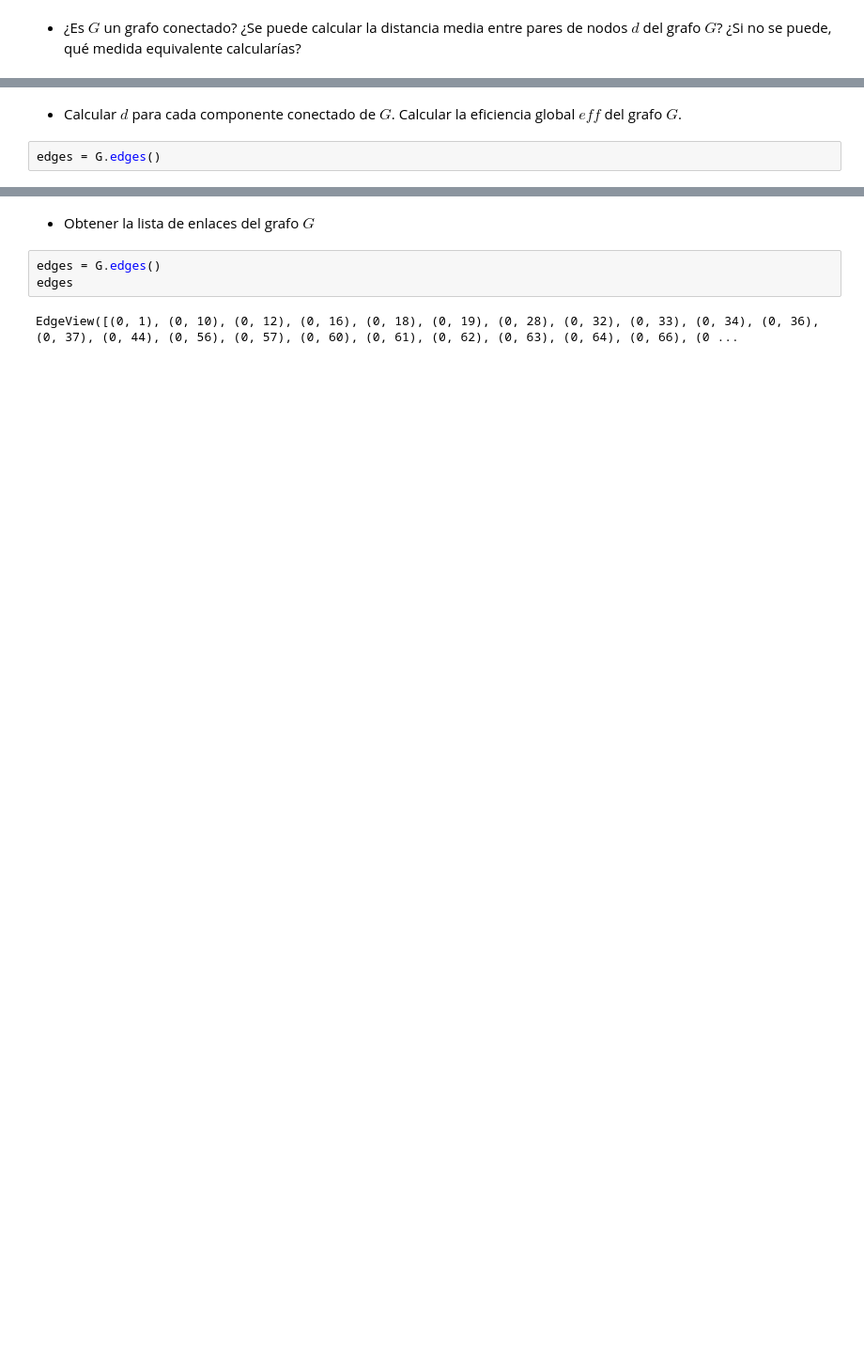
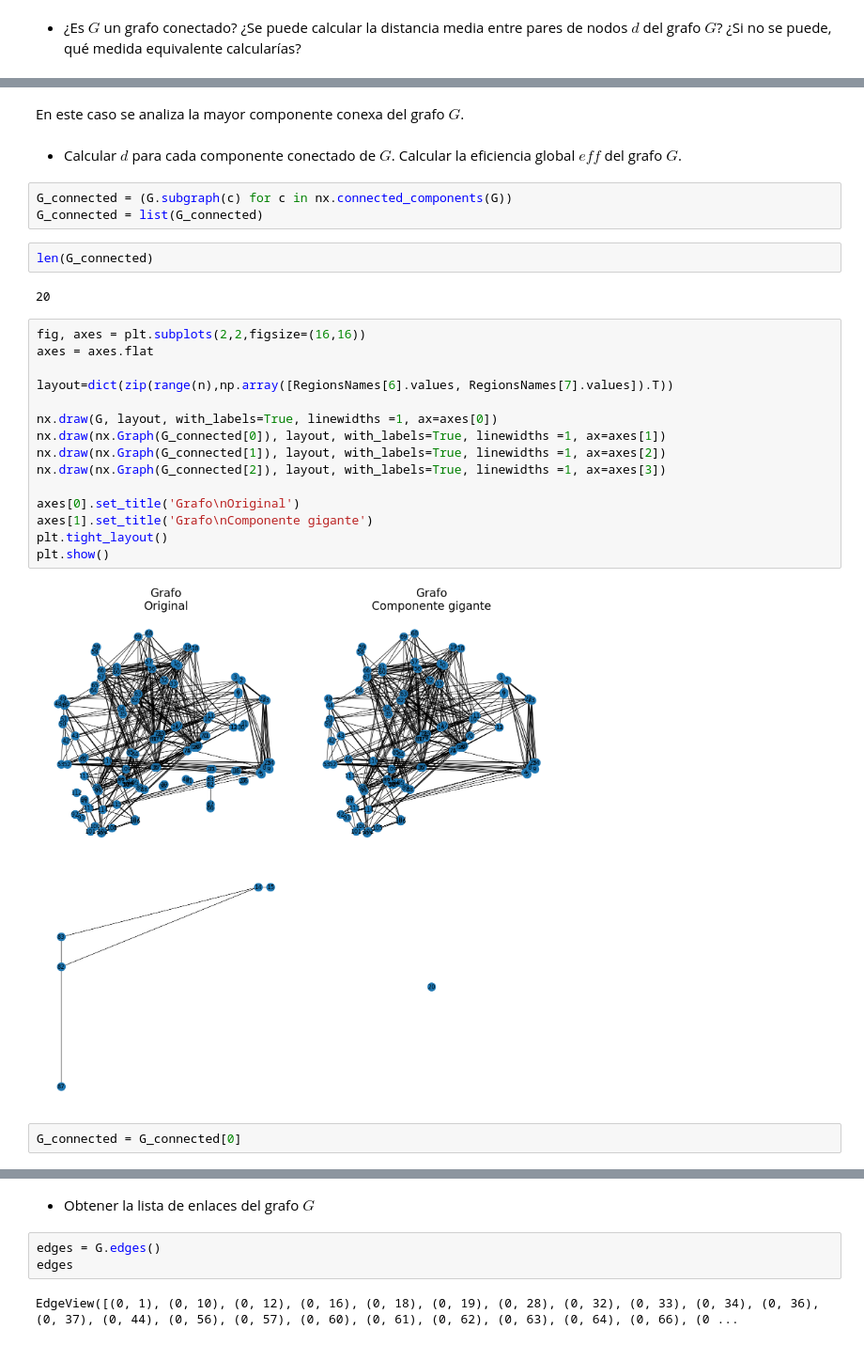
Before and after one commit to MasterUBA-DM-KD/DM_CyT, a Jupyter notebook: TP/Pre_TP2/Solution.ipynb, the cells around one changed output, grey strips where cells are left out. Shown at 94% size. Drawn from its saved outputs; the diff is of its cells as text; blank space fills up the shorter version.

```diff
--- a/TP/Pre_TP2/Solution.ipynb
+++ b/TP/Pre_TP2/Solution.ipynb
@@ -150,4 +152,30 @@ inf
+# %% [markdown]
+En este caso se analiza la mayor componente conexa del grafo $G$.
 # %% [markdown]
 - Calcular $d$ para cada componente conectado de $G$. Calcular la eficiencia global $eff$ del grafo $G$.
-# %%
-edges = G.edges()
+# %%
+G_connected = (G.subgraph(c) for c in nx.connected_components(G))
+G_connected = list(G_connected)
+# %%
+len(G_connected)
+# %% [output]
+20
+# %%
+fig, axes = plt.subplots(2,2,figsize=(16,16))
+axes = axes.flat
+
+layout=dict(zip(range(n),np.array([RegionsNames[6].values, RegionsNames[7].values]).T))
+
+nx.draw(G, layout, with_labels=True, linewidths =1, ax=axes[0])
+nx.draw(nx.Graph(G_connected[0]), layout, with_labels=True, linewidths =1, ax=axes[1])
+nx.draw(nx.Graph(G_connected[1]), layout, with_labels=True, linewidths =1, ax=axes[2])
+nx.draw(nx.Graph(G_connected[2]), layout, with_labels=True, linewidths =1, ax=axes[3])
+
+axes[0].set_title('Grafo\nOriginal')
+axes[1].set_title('Grafo\nComponente gigante')
+plt.tight_layout()
+plt.show()
+# %% [output]
+[figure, added]
+# %%
+G_connected = G_connected[0]
```
Also changed, not shown: parts of 20 cells of this notebook.
